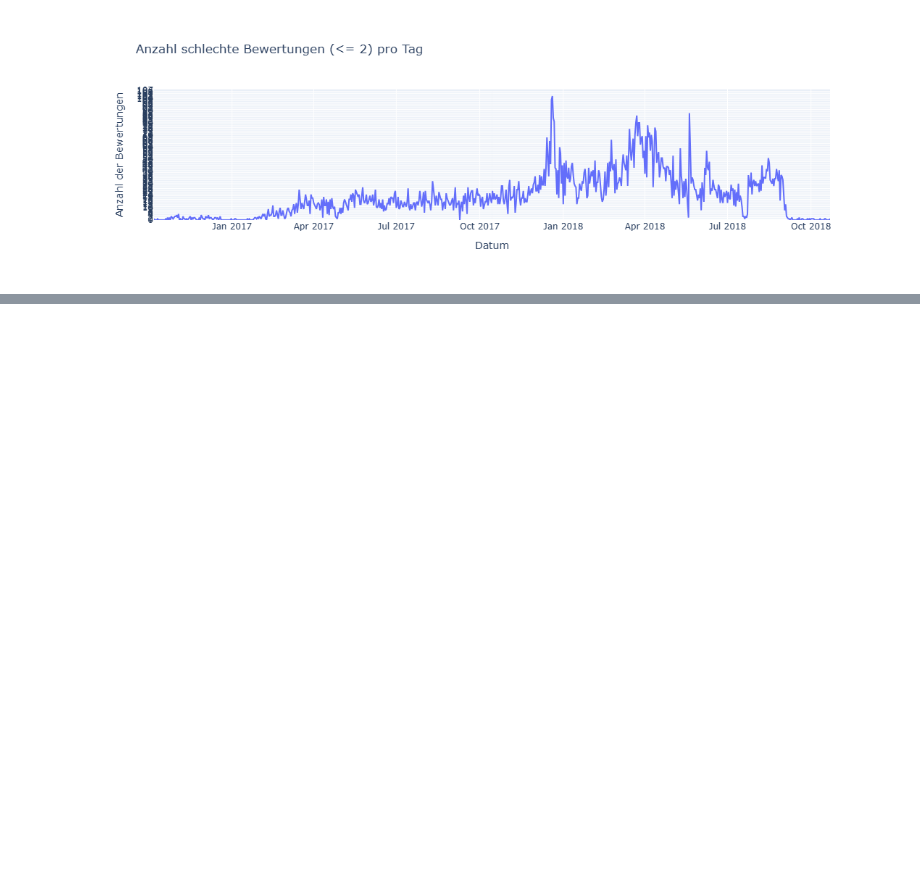
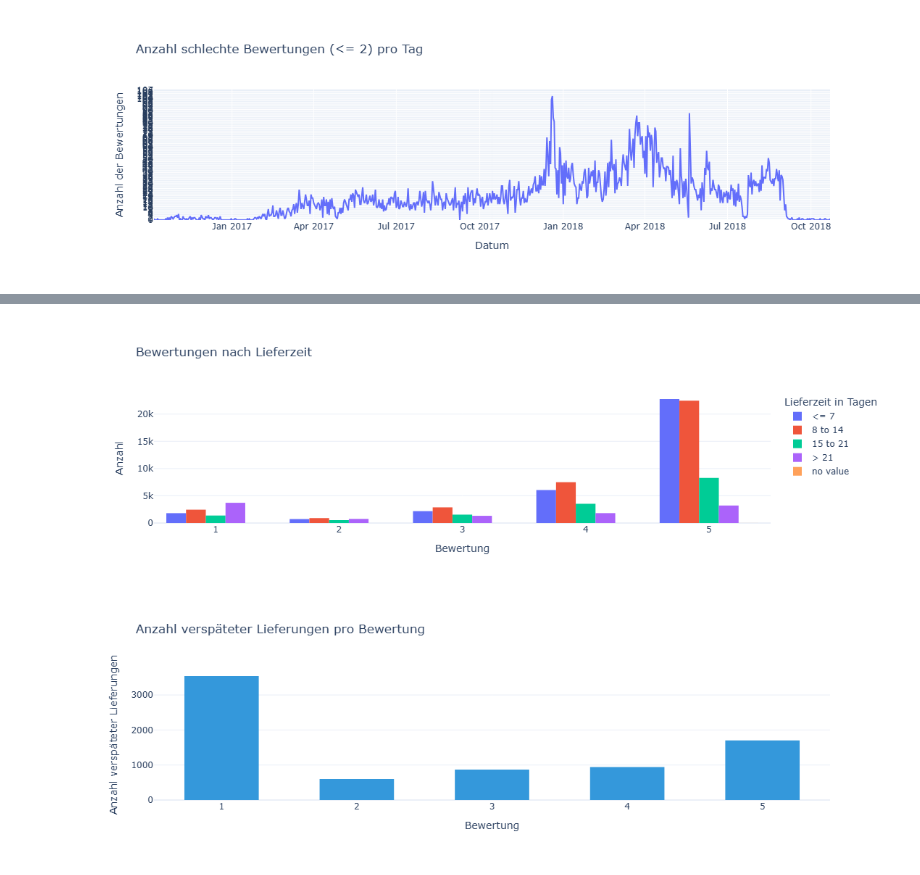
Before and after one commit to StasCuprunov/Mercado, a Jupyter notebook: main.ipynb, the cells around one changed output, grey strips where cells are left out. Saved outputs shown, nothing was run; the diff lists cells and outputs as text; code cells hidden in the pictures; blank space fills up the shorter version.

Commit message:
implement analyse connections between delivery quality and review score

```diff
--- a/main.ipynb
+++ b/main.ipynb
@@ -64,0 +73,5 @@ plot_number_of_bad_reviews_per_day()
+# %%
+connection_between_delivery_quality_and_reviews()
+# %% [output]
+[figure, added]
+[figure, added]
```
Also changed, not shown: parts of 2 cells of this notebook, 1 other file.
